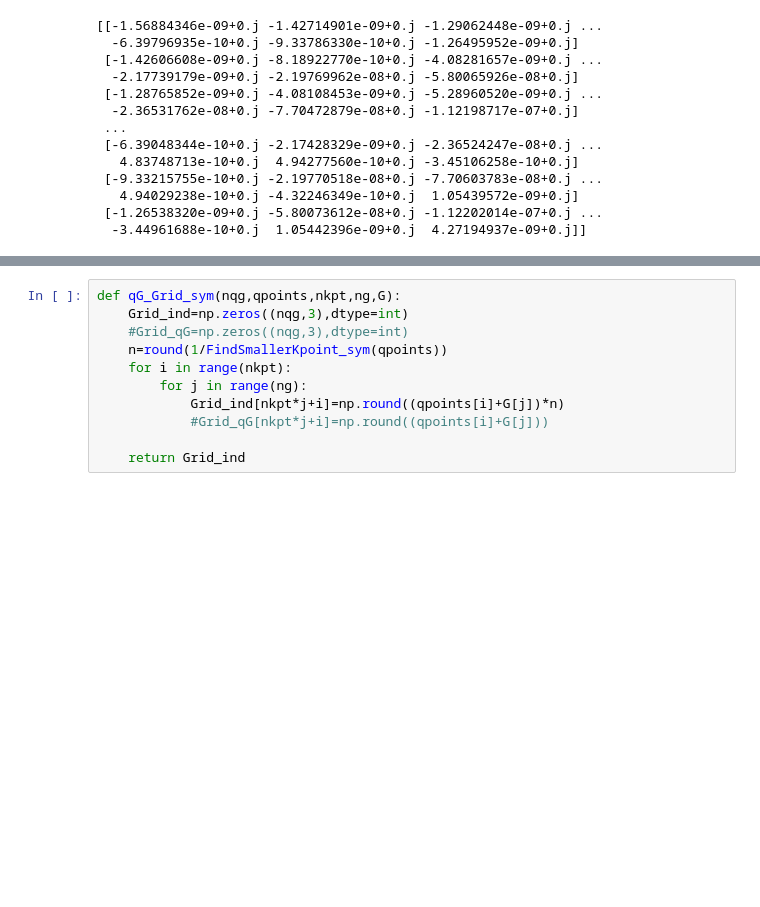
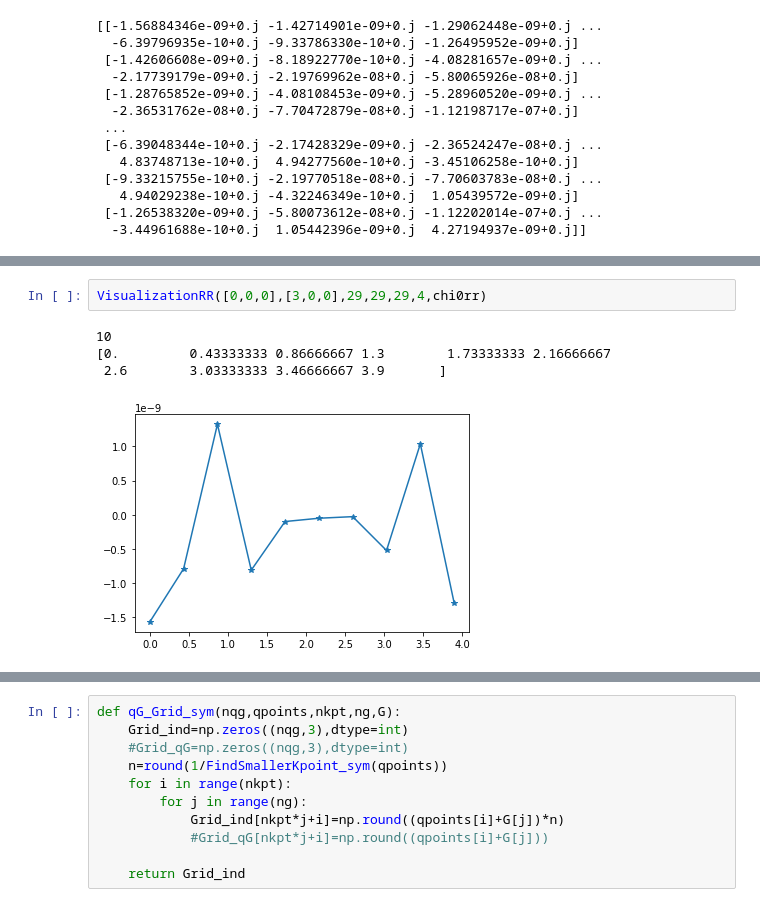
Before and after one commit to acloots2/Thesis_SURFASCOPE, a Jupyter notebook: Fourier.ipynb, the cells around one changed output, grey strips where cells are left out. Cells and saved outputs as stored; diff of their text form; blank space fills up the shorter version.

```diff
--- a/Fourier.ipynb
+++ b/Fourier.ipynb
@@ -301,0 +471,7 @@ print(chi0rr)
+# %%
+VisualizationRR([0,0,0],[3,0,0],29,29,29,4,chi0rr)
+# %% [output]
+10
+[0.         0.43333333 0.86666667 1.3        1.73333333 2.16666667
+ 2.6        3.03333333 3.46666667 3.9       ]
+[figure, added]
```
Also changed, not shown: parts of 28 cells of this notebook, 4 other files.
